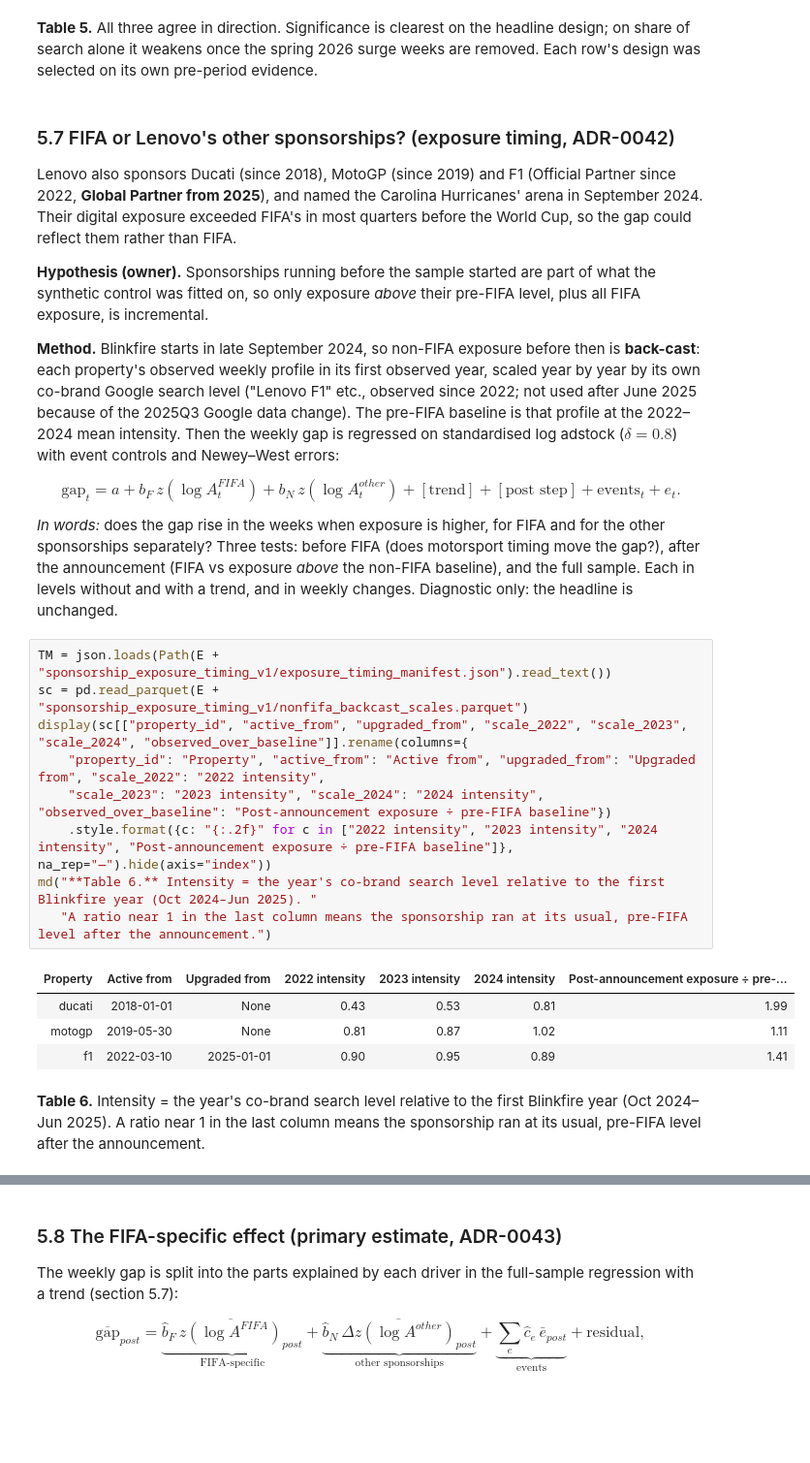
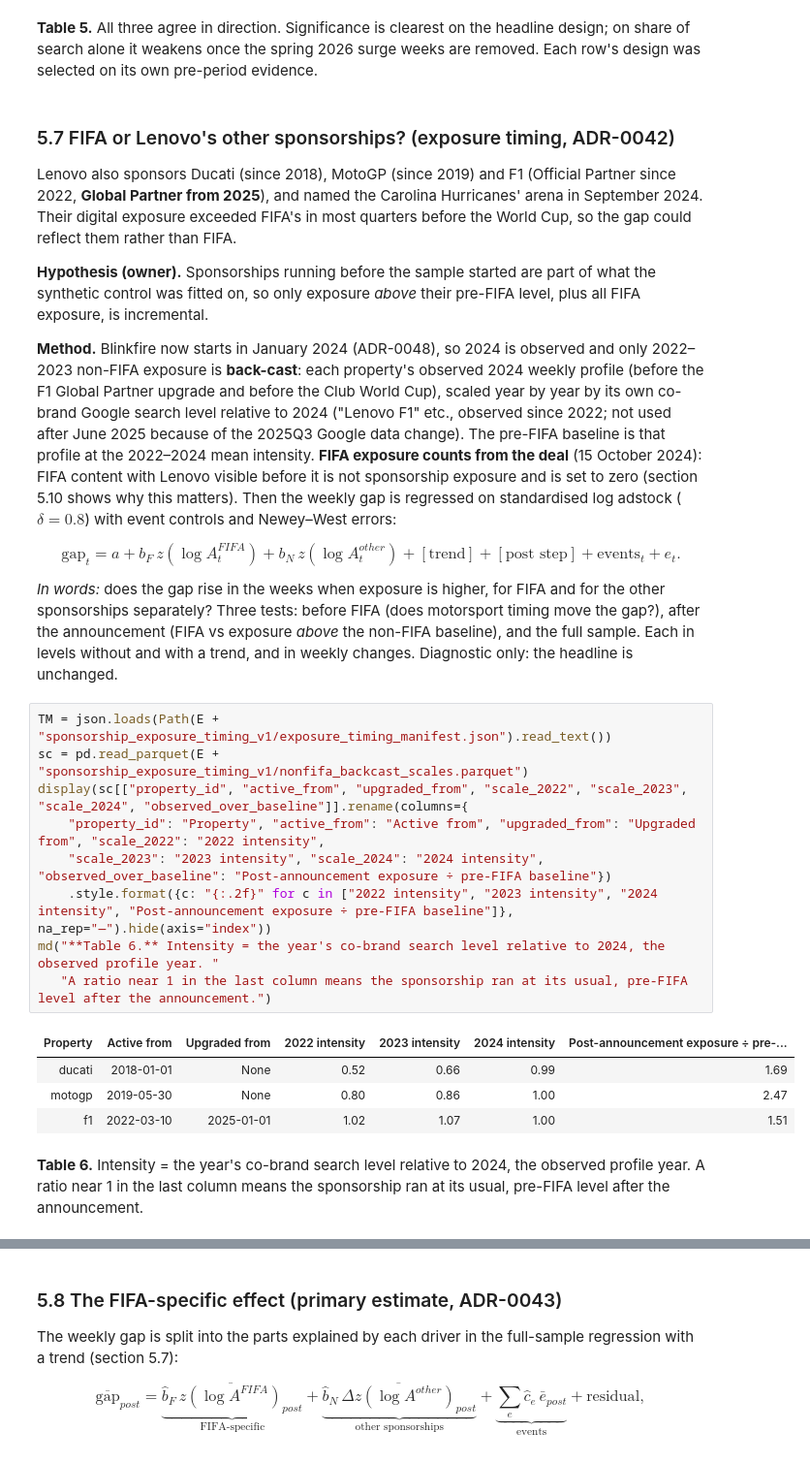
Before and after one commit to federicomeschini/SponsorshipIntelligence_Lenovo, a Jupyter notebook: reports/methods_annex/10_total_sponsorship_effect.ipynb, the cells around one changed output, grey strips where cells are left out. Shown at 97% size. Drawn from its saved outputs; the diff is of its cells as text; blank space fills up the shorter version.

```diff
--- a/reports/methods_annex/10_total_sponsorship_effect.ipynb
+++ b/reports/methods_annex/10_total_sponsorship_effect.ipynb
@@ -376,7 +377,7 @@ Lenovo also sponsors Ducati (since 2018), MotoGP (since 2019) and F1 (Official P
 
 **Hypothesis (owner).** Sponsorships running before the sample started are part of what the synthetic control was fitted on, so only exposure *above* their pre-FIFA level, plus all FIFA exposure, is incremental.
 
-**Method.** Blinkfire starts in late September 2024, so non-FIFA exposure before then is **back-cast**: each property's observed weekly profile in its first observed year, scaled year by year by its own co-brand Google search level ("Lenovo F1" etc., observed since 2022; not used after June 2025 because of the 2025Q3 Google data change). The pre-FIFA baseline is that profile at the 2022–2024 mean intensity. Then the weekly gap is regressed on standardised log adstock ($\delta = 0.8$) with event controls and Newey–West errors:
+**Method.** Blinkfire now starts in January 2024 (ADR-0048), so 2024 is observed and only 2022–2023 non-FIFA exposure is **back-cast**: each property's observed 2024 weekly profile (before the F1 Global Partner upgrade and before the Club World Cup), scaled year by year by its own co-brand Google search level relative to 2024 ("Lenovo F1" etc., observed since 2022; not used after June 2025 because of the 2025Q3 Google data change). The pre-FIFA baseline is that profile at the 2022–2024 mean intensity. **FIFA exposure counts from the deal** (15 October 2024): FIFA content with Lenovo visible before it is not sponsorship exposure and is set to zero (section 5.10 shows why this matters). Then the weekly gap is regressed on standardised log adstock ($\delta = 0.8$) with event controls and Newey–West errors:
 
 $$\text{gap}_t = a + b_F\, z(\log A^{FIFA}_t) + b_N\, z(\log A^{other}_t) + [\text{trend}] + [\text{post step}] + \text{events}_t + e_t .$$
 
@@ -384,15 +385,15 @@ $$\text{gap}_t = a + b_F\, z(\log A^{FIFA}_t) + b_N\, z(\log A^{other}_t) + [\te
 # %%
 TM = json.loads(Path(E + "sponsorship_exposure_timing_v1/exposure_timing_manifest.json").read_text())
 sc = pd.read_parquet(E + "sponsorship_exposure_timing_v1/nonfifa_backcast_scales.parquet")
 display(sc[["property_id", "active_from", "upgraded_from", "scale_2022", "scale_2023", "scale_2024", "observed_over_baseline"]].rename(columns={
     "property_id": "Property", "active_from": "Active from", "upgraded_from": "Upgraded from", "scale_2022": "2022 intensity",
     "scale_2023": "2023 intensity", "scale_2024": "2024 intensity", "observed_over_baseline": "Post-announcement exposure ÷ pre-FIFA baseline"})
     .style.format({c: "{:.2f}" for c in ["2022 intensity", "2023 intensity", "2024 intensity", "Post-announcement exposure ÷ pre-FIFA baseline"]}, na_rep="—").hide(axis="index"))
-md("**Table 6.** Intensity = the year's co-brand search level relative to the first Blinkfire year (Oct 2024–Jun 2025). "
+md("**Table 6.** Intensity = the year's co-brand search level relative to 2024, the observed profile year. "
    "A ratio near 1 in the last column means the sponsorship ran at its usual, pre-FIFA level after the announcement.")
 # %% [output]
 | Property | Active from | Upgraded from | 2022 intensity | 2023 intensity | 2024 intensity | Post-announcement exposure ÷ pre-... |
-| ducati | 2018-01-01 | None | 0.43 | 0.53 | 0.81 | 1.99 |
-| motogp | 2019-05-30 | None | 0.81 | 0.87 | 1.02 | 1.11 |
-| f1 | 2022-03-10 | 2025-01-01 | 0.90 | 0.95 | 0.89 | 1.41 |
+| ducati | 2018-01-01 | None | 0.52 | 0.66 | 0.99 | 1.69 |
+| motogp | 2019-05-30 | None | 0.80 | 0.86 | 1.00 | 2.47 |
+| f1 | 2022-03-10 | 2025-01-01 | 1.02 | 1.07 | 1.00 | 1.51 |
-**Table 6.** Intensity = the year's co-brand search level relative to the first Blinkfire year (Oct 2024–Jun 2025). A ratio near 1 in the last column means the sponsorship ran at its usual, pre-FIFA level after the announcement.
+**Table 6.** Intensity = the year's co-brand search level relative to 2024, the observed profile year. A ratio near 1 in the last column means the sponsorship ran at its usual, pre-FIFA level after the announcement.
```
Also changed, not shown: parts of 12 cells of this notebook, 59 other files.
